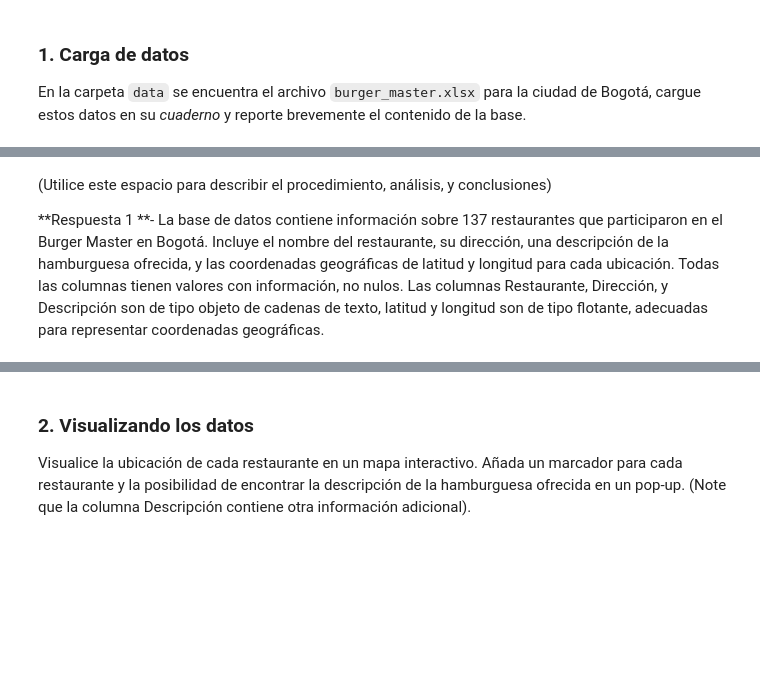
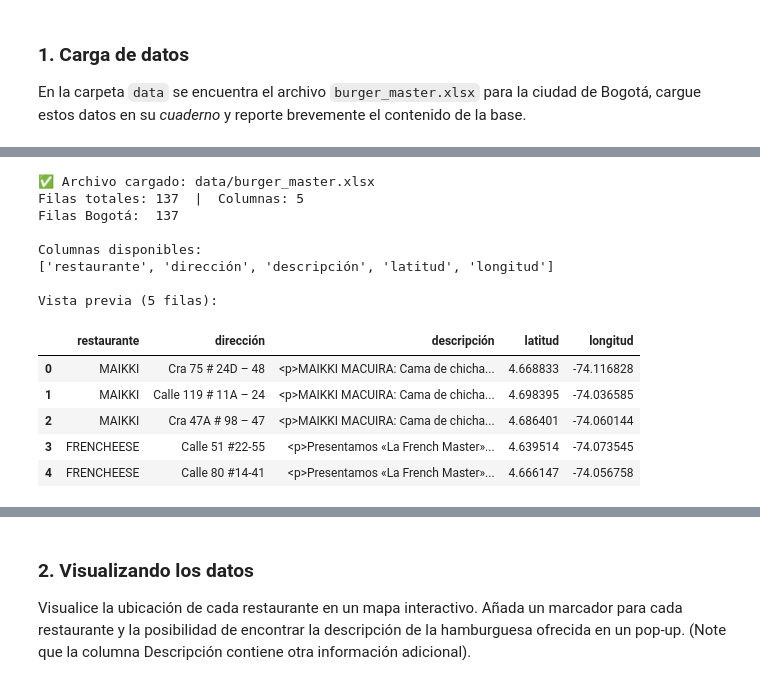
Before and after one commit to jbolivar1975/MIAD_Aprendizaje_no_supervisado, a Jupyter notebook: S8_LC_Taller_GMM.ipynb, the cells around one changed output, grey strips where cells are left out. Drawn from its saved outputs; the diff is of its cells as text; code cells hidden in the pictures; blank space fills up the shorter version.

```diff
--- a/S8_LC_Taller_GMM.ipynb
+++ b/S8_LC_Taller_GMM.ipynb
@@ -64,4 +27,58 @@ memory usage: 5.5+ KB
-# %% [markdown]
-(Utilice este espacio para describir el procedimiento, análisis, y conclusiones)
-
-**Respuesta 1 **- La base de datos contiene información sobre 137 restaurantes que participaron en el Burger Master en Bogotá. Incluye el nombre del restaurante, su dirección, una descripción de la hamburguesa ofrecida, y las coordenadas geográficas de latitud y longitud para cada ubicación. Todas las columnas tienen valores con información, no nulos. Las columnas Restaurante, Dirección, y Descripción son de tipo objeto de cadenas de texto, latitud y longitud son de tipo flotante, adecuadas para representar coordenadas geográficas.
+# %%
+# PUNTO 1: Carga de datos
+import pandas as pd
+import unicodedata as u
+
+def _norm(s):
+    if not isinstance(s, str): return s
+    s = u.normalize('NFKD', s).encode('ascii', 'ignore').decode('ascii')
+    return s.lower().strip()
+
+# 1) Cargar archivo Excel
+path = "data/burger_master.xlsx"
+df = pd.read_excel(path)
+
+# 2) Normalizar nombres de columnas
+df.columns = [c.strip().lower().replace(" ", "_") for c in df.columns]
+
+# 3) Filtrar ciudad = Bogotá (acepta 'bogota' sin tilde también)
+col_ciudad = 'ciudad' if 'ciudad' in df.columns else ('city' if 'city' in df.columns else None)
+if col_ciudad:
+    df_bogota = df[df[col_ciudad].astype(str).map(_norm).str.contains(r"\bbogota\b")]
+else:
+    df_bogota = df.copy()  # si no hay columna de ciudad, seguimos con todo
+
+# 4) Reporte breve
+print("✅ Archivo cargado:", path)
+print(f"Filas totales: {len(df):,}  |  Columnas: {len(df.columns)}")
+print(f"Filas Bogotá:  {len(df_bogota):,}")
+
+print("\nColumnas disponibles:")
+print(list(df_bogota.columns))
+
+print("\nVista previa (5 filas):")
+display(df_bogota.head(5))
+
+# Resumen rápido (si existen)
+for col in ['nombre','categoria','lat','lon']:
+    if col in df_bogota.columns:
+        print(f"\n{col}:")
+        if df_bogota[col].dtype == 'O':
+            print(df_bogota[col].value_counts().head(5))
+        else:
+            print(df_bogota[col].describe())
+# %% [output]
+✅ Archivo cargado: data/burger_master.xlsx
+Filas totales: 137  |  Columnas: 5
+Filas Bogotá:  137
+
+Columnas disponibles:
+['restaurante', 'dirección', 'descripción', 'latitud', 'longitud']
+
+Vista previa (5 filas):
+|  | restaurante | dirección | descripción | latitud | longitud |
+| 0 | MAIKKI | Cra 75 # 24D – 48 | <p>MAIKKI MACUIRA: Cama de chicha... | 4.668833 | -74.116828 |
+| 1 | MAIKKI | Calle 119 # 11A – 24 | <p>MAIKKI MACUIRA: Cama de chicha... | 4.698395 | -74.036585 |
+| 2 | MAIKKI | Cra 47A # 98 – 47 | <p>MAIKKI MACUIRA: Cama de chicha... | 4.686401 | -74.060144 |
+| 3 | FRENCHEESE | Calle 51 #22-55 | <p>Presentamos «La French Master»... | 4.639514 | -74.073545 |
+| 4 | FRENCHEESE | Calle 80 #14-41 | <p>Presentamos «La French Master»... | 4.666147 | -74.056758 |
```
Also changed, not shown: parts of 24 cells of this notebook.
